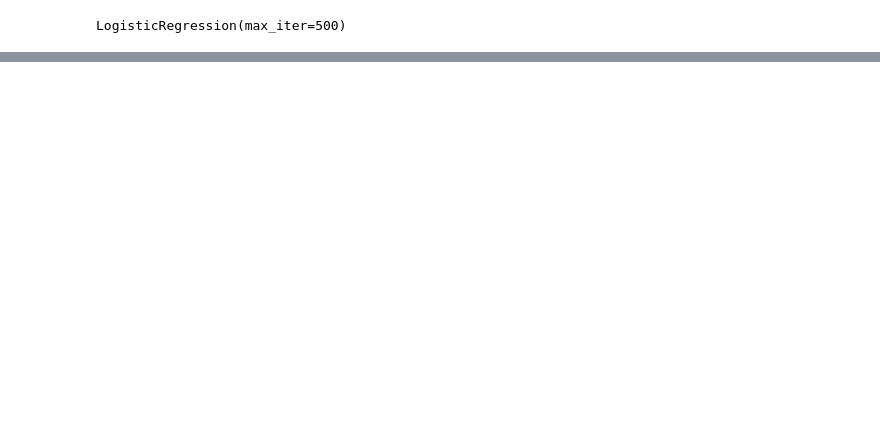
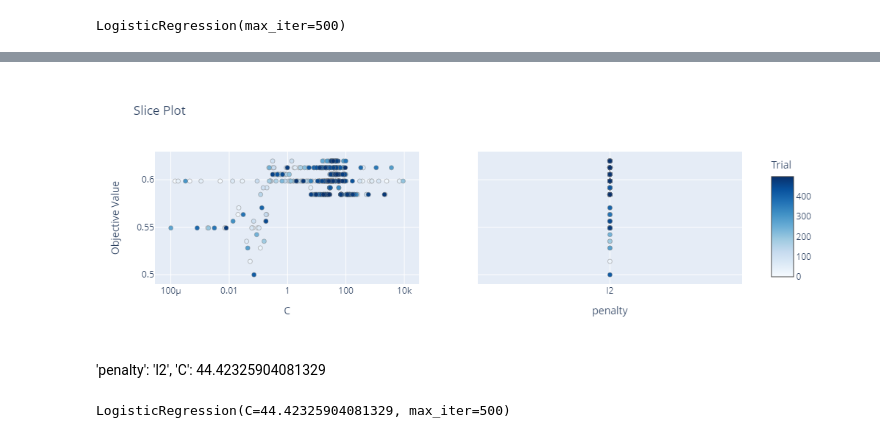
Before and after one commit to LeonViti/AFL, a Jupyter notebook: afl_modelling.ipynb, the cells around one changed output, grey strips where cells are left out. Saved outputs shown, nothing was run; the diff lists cells and outputs as text; code cells hidden in the pictures; blank space fills up the shorter version.

```diff
--- a/afl_modelling.ipynb
+++ b/afl_modelling.ipynb
@@ -132,0 +173,12 @@ def objective(trial):
+# %%
+plot_slice(study)
+# %% [output]
+[figure, added]
+# %% [markdown]
+'penalty': 'l2', 'C': 44.42325904081329
+# %%
+# Create and fit the model
+model = LogisticRegression(max_iter=500, C=44.42325904081329, penalty='l2')
+model.fit(X_train, y_train)
+# %% [output]
+LogisticRegression(C=44.42325904081329, max_iter=500)
```
Also changed, not shown: parts of 9 cells of this notebook.
